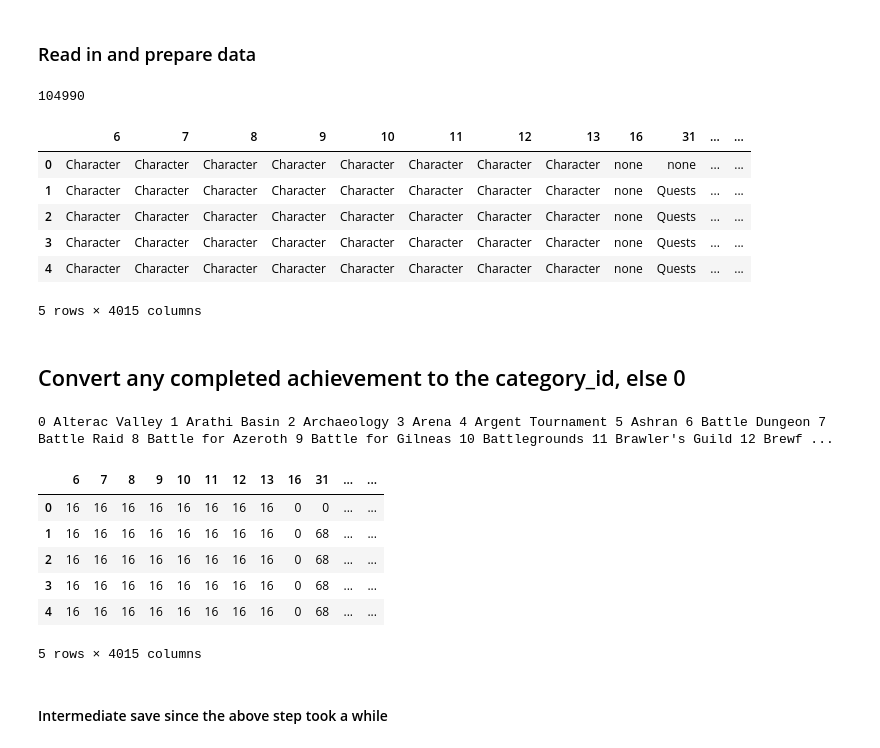
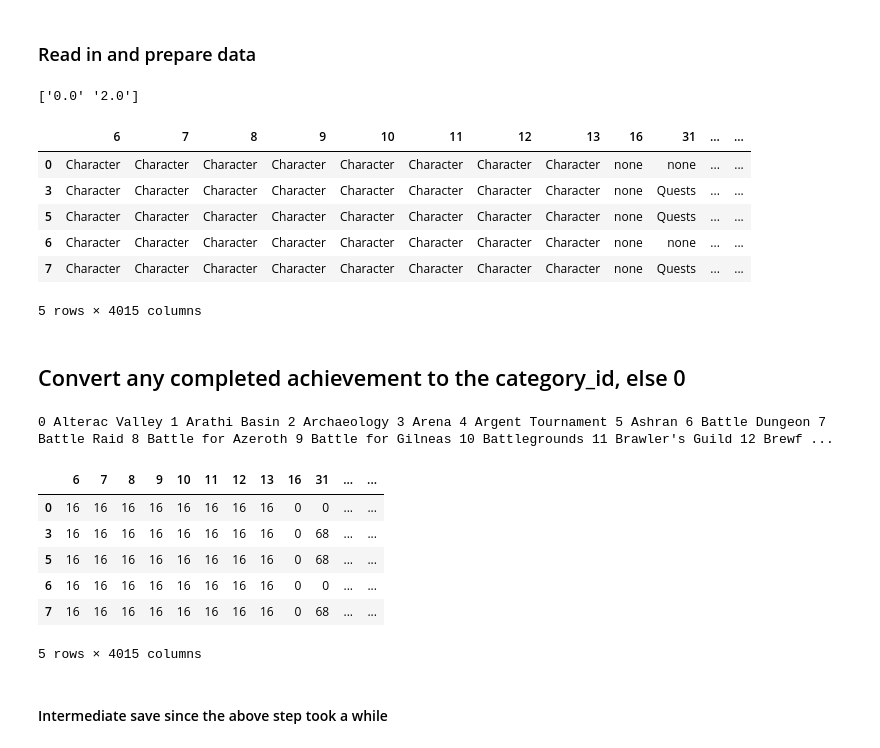
Before and after one commit to haleyspeed/insight_data_science, a Jupyter notebook: notebooks/random_forest_features_2_groups.ipynb, the cells around one changed output. Saved outputs shown, nothing was run; the diff lists cells and outputs as text; code cells hidden in the pictures.

```diff
--- a/notebooks/random_forest_features_2_groups.ipynb
+++ b/notebooks/random_forest_features_2_groups.ipynb
@@ -21,23 +21,23 @@ import pickle
 # %%
 df = pd.read_csv(os.path.join(cn.clean_dir,'final_feature_categories.csv'), dtype = 'unicode')
 player_cols =  ['Unnamed: 0','player','realm','gear_score','last_login',
             'time_since_login','status']
 df = df.drop(player_cols, axis = 1)
 dfc = pd.read_csv(os.path.join(cn.clean_dir,'6-13_achievement_list.csv'), dtype = 'unicode')
-df = df[df.engagement !='1']
+df = df[df.engagement.astype(float) != 1]
 df_original = df.copy()
 if id in df.columns.names:
     df = df.set_index('id')
-print(len(df.engagement == 1))
+print(np.unique(df.engagement))
 df.head()
 # %% [output]
-104990
+['0.0' '2.0']
 |  | 6 | 7 | 8 | 9 | 10 | 11 | 12 | 13 | 16 | 31 | ... | ... |
 | 0 | Character | Character | Character | Character | Character | Character | Character | Character | none | none | ... | ... |
-| 1 | Character | Character | Character | Character | Character | Character | Character | Character | none | Quests | ... | ... |
-| 2 | Character | Character | Character | Character | Character | Character | Character | Character | none | Quests | ... | ... |
 | 3 | Character | Character | Character | Character | Character | Character | Character | Character | none | Quests | ... | ... |
-| 4 | Character | Character | Character | Character | Character | Character | Character | Character | none | Quests | ... | ... |
+| 5 | Character | Character | Character | Character | Character | Character | Character | Character | none | Quests | ... | ... |
+| 6 | Character | Character | Character | Character | Character | Character | Character | Character | none | none | ... | ... |
+| 7 | Character | Character | Character | Character | Character | Character | Character | Character | none | Quests | ... | ... |
 5 rows × 4015 columns
 # %% [markdown]
 ## Convert any completed achievement to the category_id, else 0
@@ -80,10 +80,10 @@ df.head()
 0 Alterac Valley 1 Arathi Basin 2 Archaeology 3 Arena 4 Argent Tournament 5 Ashran 6 Battle Dungeon 7 Battle Raid 8 Battle for Azeroth 9 Battle for Gilneas 10 Battlegrounds 11 Brawler's Guild 12 Brewf ...
 |  | 6 | 7 | 8 | 9 | 10 | 11 | 12 | 13 | 16 | 31 | ... | ... |
 | 0 | 16 | 16 | 16 | 16 | 16 | 16 | 16 | 16 | 0 | 0 | ... | ... |
-| 1 | 16 | 16 | 16 | 16 | 16 | 16 | 16 | 16 | 0 | 68 | ... | ... |
-| 2 | 16 | 16 | 16 | 16 | 16 | 16 | 16 | 16 | 0 | 68 | ... | ... |
 | 3 | 16 | 16 | 16 | 16 | 16 | 16 | 16 | 16 | 0 | 68 | ... | ... |
-| 4 | 16 | 16 | 16 | 16 | 16 | 16 | 16 | 16 | 0 | 68 | ... | ... |
+| 5 | 16 | 16 | 16 | 16 | 16 | 16 | 16 | 16 | 0 | 68 | ... | ... |
+| 6 | 16 | 16 | 16 | 16 | 16 | 16 | 16 | 16 | 0 | 0 | ... | ... |
+| 7 | 16 | 16 | 16 | 16 | 16 | 16 | 16 | 16 | 0 | 68 | ... | ... |
 5 rows × 4015 columns
 # %% [markdown]
 #### Intermediate save since the above step took a while
```
Also changed, not shown: parts of 10 cells of this notebook, 3 other files.
